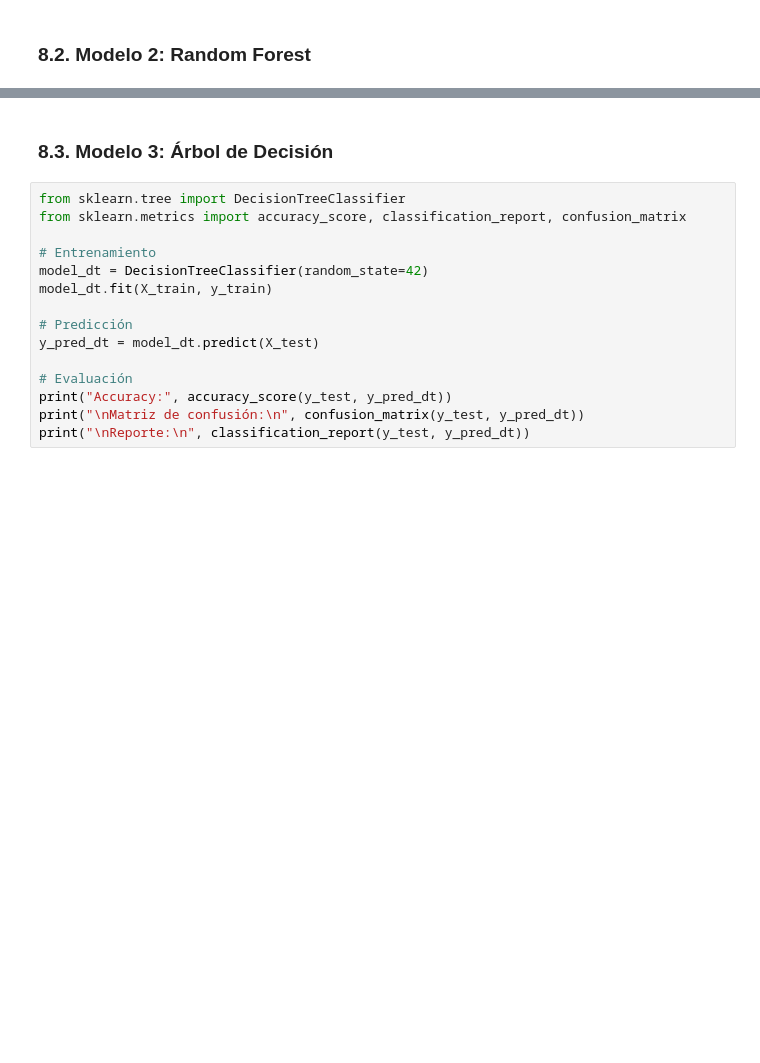
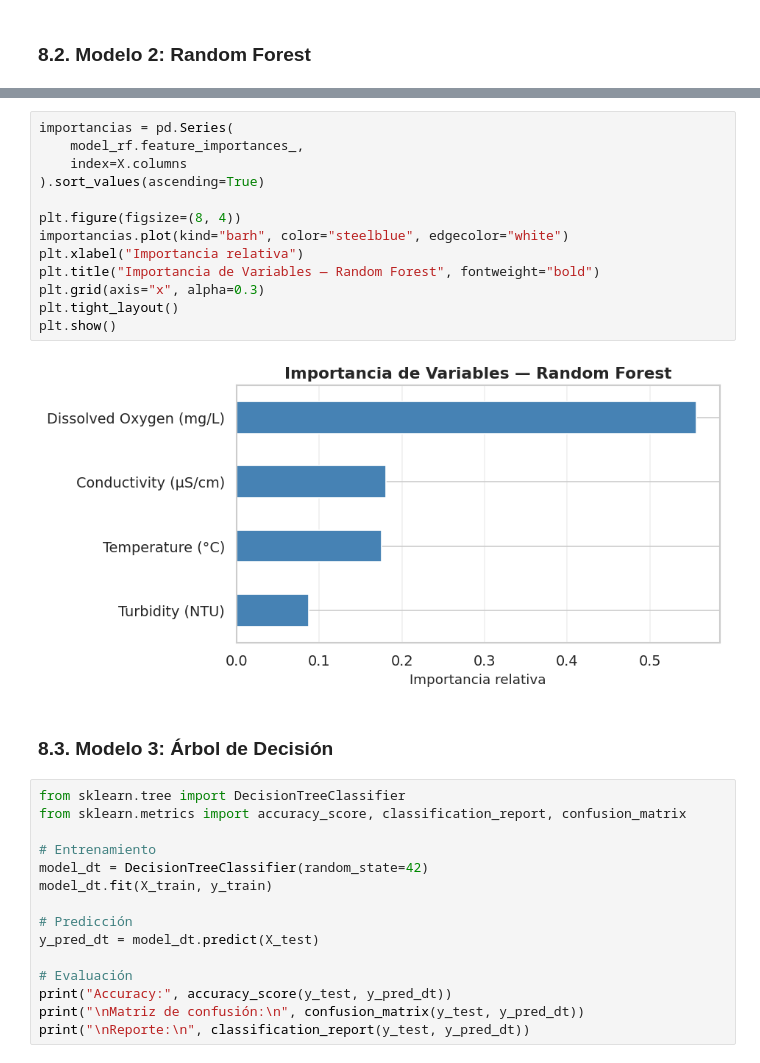
Before and after one commit to NicolleMendozaC/water-quality-dashboard-final, a Jupyter notebook: docs/_sources/notebooks/EDA_Calidad_Agua_2_0.ipynb, the cells around one changed output, grey strips where cells are left out. Cells and saved outputs as stored; diff of their text form; blank space fills up the shorter version.

```diff
--- a/docs/_sources/notebooks/EDA_Calidad_Agua_2_0.ipynb
+++ b/docs/_sources/notebooks/EDA_Calidad_Agua_2_0.ipynb
@@ -1040,3 +1143,18 @@ weighted avg       1.00      1.00      1.00       245
+# %%
+importancias = pd.Series(
+    model_rf.feature_importances_,
+    index=X.columns
+).sort_values(ascending=True)
+
+plt.figure(figsize=(8, 4))
+importancias.plot(kind="barh", color="steelblue", edgecolor="white")
+plt.xlabel("Importancia relativa")
+plt.title("Importancia de Variables — Random Forest", fontweight="bold")
+plt.grid(axis="x", alpha=0.3)
+plt.tight_layout()
+plt.show()
+# %% [output]
+[figure, added]
 # %% [markdown]
 ### 8.3. Modelo 3: Árbol de Decisión
 # %%
```
Also changed, not shown: parts of 11 cells of this notebook, 11 other files.
